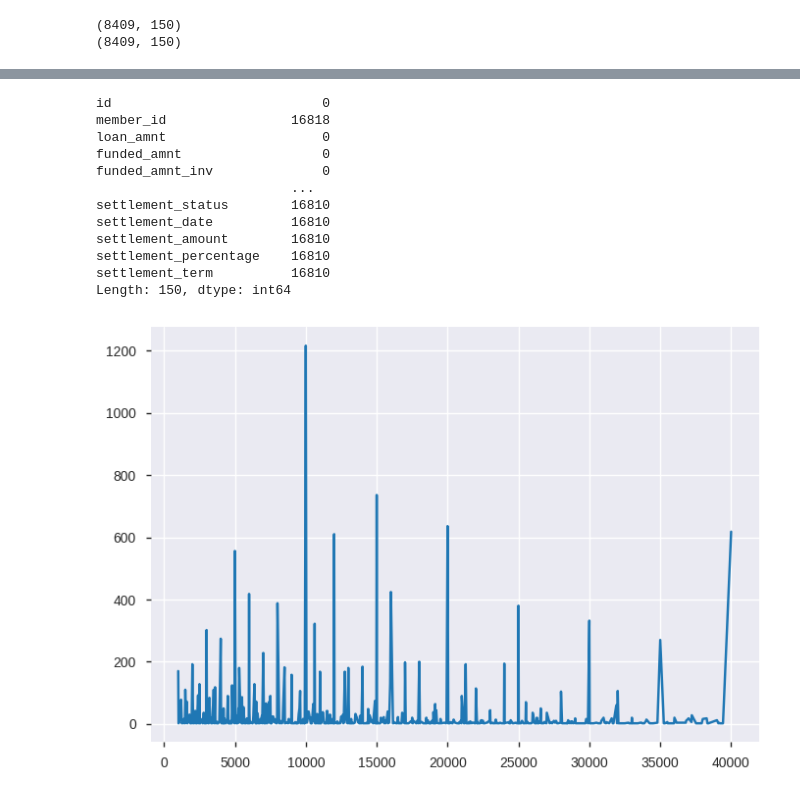
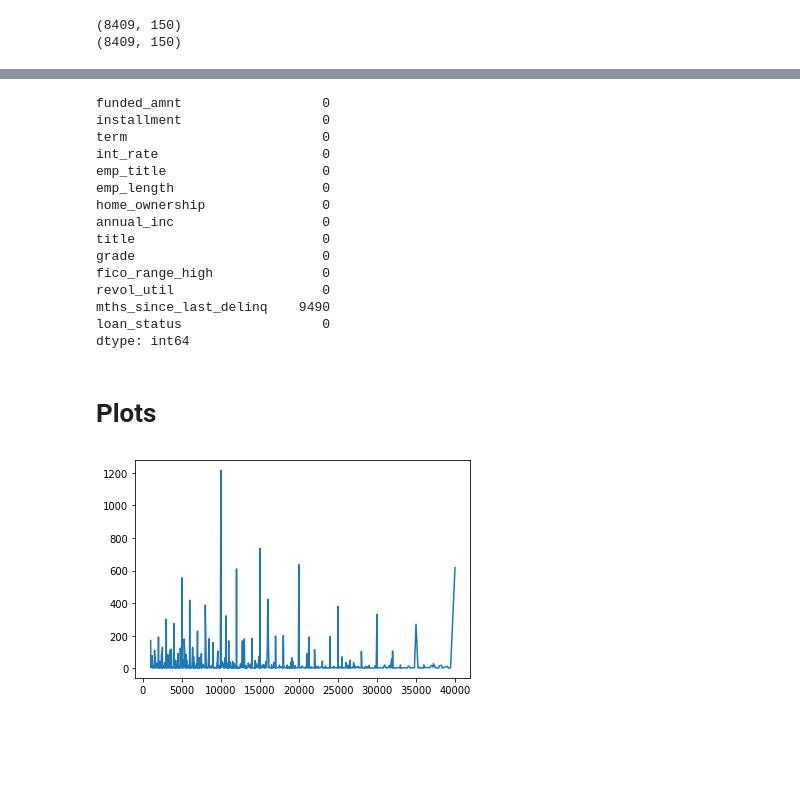
Before and after one commit to Avery1493/Lending-Club, a Jupyter notebook: EDA.ipynb, the cells around one changed output, grey strips where cells are left out. Drawn from its saved outputs; the diff is of its cells as text; code cells hidden in the pictures; blank space fills up the shorter version.

Commit message:
clean data

```diff
--- a/EDA.ipynb
+++ b/EDA.ipynb
@@ -69,0 +42,6 @@ TypeError: ignored
+# %%
+# Reducing features
+df = df[["funded_amnt", "installment", "term", "int_rate", "emp_title", "emp_length",
+    "home_ownership", "annual_inc", "title","grade", "fico_range_high",
+    "revol_util", "mths_since_last_delinq", "loan_status"]]
+df.head()
@@ -69,0 +55,25 @@ TypeError: ignored
+# %%
+# Cleaning
+# Fill Nans
+df['emp_length'].fillna("1", inplace = True)
+df['revol_util'].fillna("0%", inplace = True)
+
+def obj_term_to_int(cell_contents):
+  return int(cell_contents.strip(" months"))
+def obj_rate_to_float(cell_contents):
+  return float(cell_contents.strip("%"))
+def obj_len_to_int(cell_contents):
+  return int(cell_contents.strip(" years").strip("< ").strip("+"))
+def clean_title(cell_contents):
+  if isinstance(cell_contents, str):
+    return cell_contents.strip().title()
+  else:
+    return "Unknown"
+
+df["term"] = df["term"].apply(obj_term_to_int)
+df["int_rate"] = df["int_rate"].apply(obj_rate_to_float)
+df["revol_util"] = df["revol_util"].apply(obj_rate_to_float)
+df['emp_length'] = df['emp_length'].apply(obj_len_to_int)
+df["emp_title"] = df["emp_title"].apply(clean_title)
+df['emp_title'] = df['emp_title'].replace("Rn", "Registered Nurse")
+df["annual_inc"] = df["annual_inc"]/1000
@@ -101,28 +127,33 @@ Name: emp_length, dtype: int64
 # %%
 df.isnull().sum()
 # %% [output]
-id                           0
-member_id                16818
-loan_amnt                    0
 funded_amnt                  0
-funded_amnt_inv              0
-                         ...
-settlement_status        16810
-settlement_date          16810
-settlement_amount        16810
-settlement_percentage    16810
-settlement_term          16810
-Length: 150, dtype: int64
+installment                  0
+term                         0
+int_rate                     0
+emp_title                    0
+emp_length                   0
+home_ownership               0
+annual_inc                   0
+title                        0
+grade                        0
+fico_range_high              0
+revol_util                   0
+mths_since_last_delinq    9490
+loan_status                  0
+dtype: int64
+# %% [markdown]
+# Plots
 # %%
 #plot(kind="barh");
 #plot.density()
 #plot.scatter("","")
 #.hist();
 #pd.crosstab().plot();
 # decending order / order by index
-df["loan_amnt"].value_counts().sort_index().plot();
+df["funded_amnt"].value_counts().sort_index().plot();
 # %% [output]
-[figure, old version]
+[figure, new version]
 # %%
 df["int_rate"].hist(bins = 40);
 # %% [output]
```
Also changed, not shown: parts of 18 cells of this notebook.
